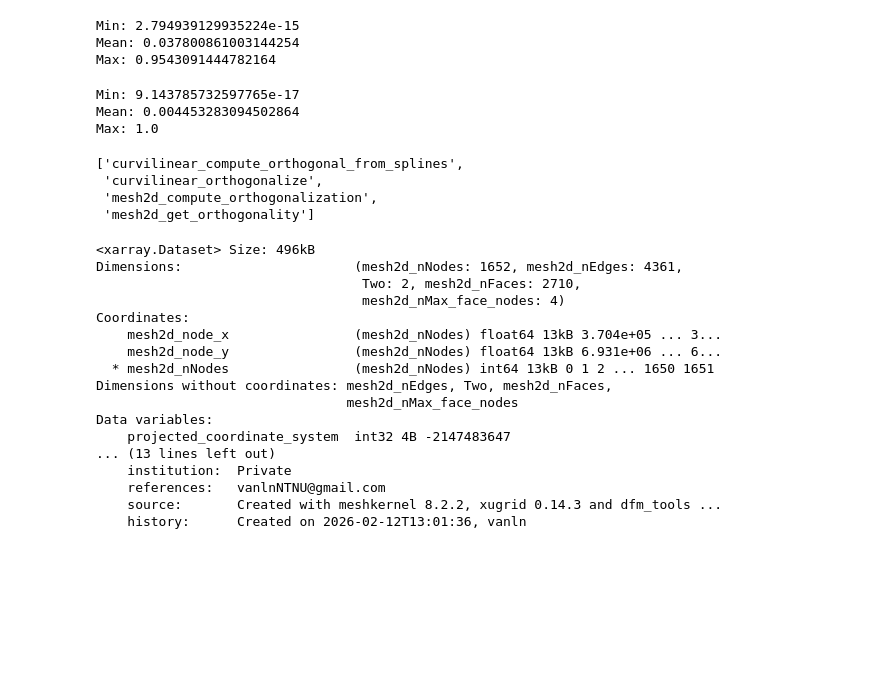
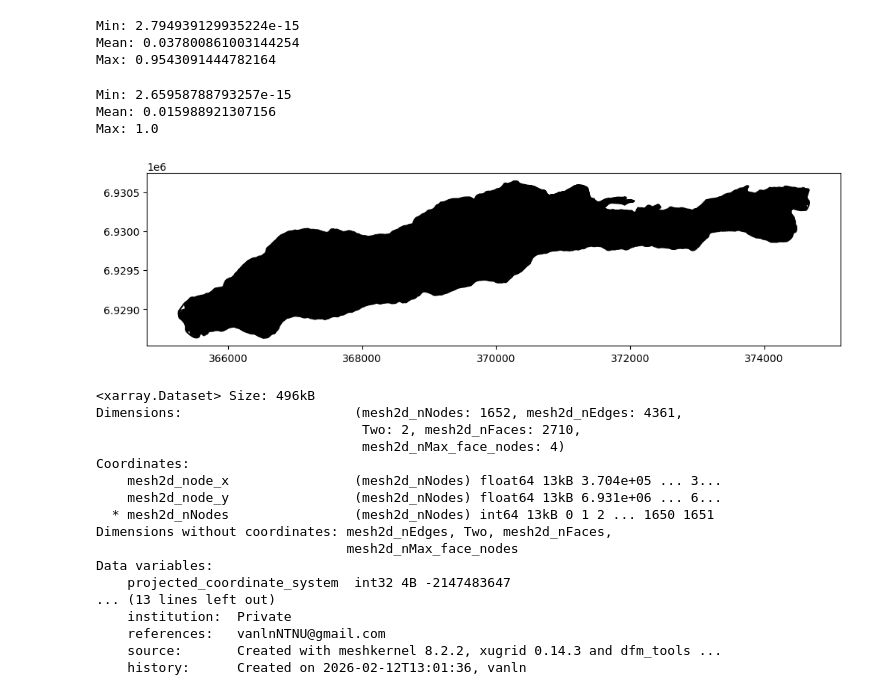
Before and after one commit to NTNUSmartWater/DigiH2O-Platform, a Jupyter notebook: process.ipynb, the cells around one changed output. Drawn from its saved outputs; the diff is of its cells as text; code cells hidden in the pictures; blank space fills up the shorter version.

```diff
--- a/process.ipynb
+++ b/process.ipynb
@@ -35,11 +45,11 @@ Min: 2.794939129935224e-15
 Mean: 0.037800861003144254
 Max: 0.9543091444782164
 # %%
-mk.mesh2d_get_smoothness()
+# mk.mesh2d_get_smoothness()
 ortho_params = OrthogonalizationParameters(
-    outer_iterations=2, boundary_iterations=25,
-    inner_iterations=25,
-    orthogonalization_to_smoothing_factor=0.975
+    outer_iterations=1, boundary_iterations=15,
+    inner_iterations=15,
+    orthogonalization_to_smoothing_factor=0.9
 )
 mk.mesh2d_compute_orthogonalization(
     project_to_land_boundary_option=False,
@@ -51,6 +61,6 @@ print("Min:", np.min(orth_valid_new))
 print("Mean:", np.mean(orth_valid_new))
 print("Max:", np.max(orth_valid_new))
 # %% [output]
-Min: 9.143785732597765e-17
-Mean: 0.004453283094502864
+Min: 2.65958788793257e-15
+Mean: 0.015988921307156
 Max: 1.0
@@ -57,7 +80,11 @@ Max: 1.0
 # %%
-[method for method in dir(mk) if 'ortho' in method.lower()]
+[method for method in dir(mk)]
-# %% [output]
-['curvilinear_compute_orthogonal_from_splines',
- 'curvilinear_orthogonalize',
- 'mesh2d_compute_orthogonalization',
- 'mesh2d_get_orthogonality']
+# %%
+polygon_new = mk.polygon_refine(polygon, 1, 100, 1)
+mk_new = MeshKernel()
+mk_new.mesh2d_make_triangular_mesh_from_polygon(polygon_new, scale_factor=20)
+fig, ax = plt.subplots(figsize=(12, 3))
+mk_new.mesh2d_get().plot_edges(ax, color="black")
+plt.show()
+# %% [output]
+[figure, added]
```
Also changed, not shown: parts of 5 cells of this notebook, 6 other files.
